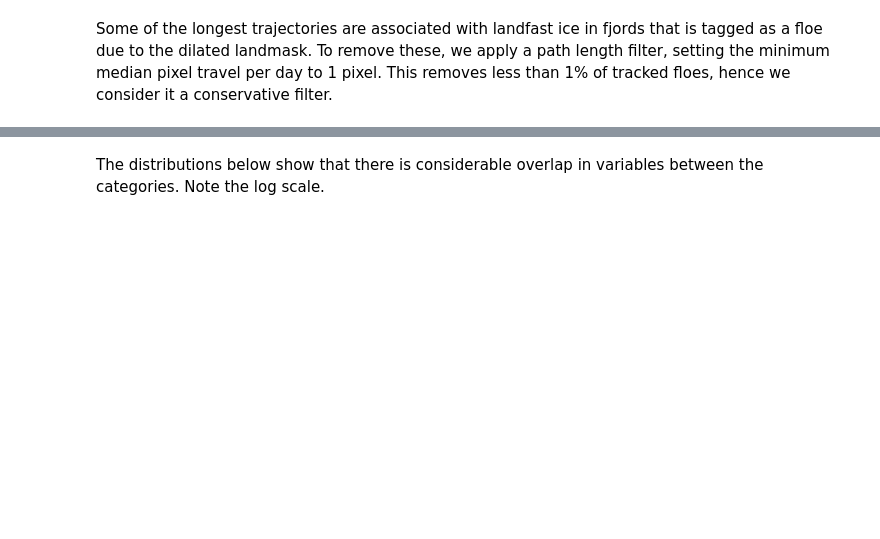
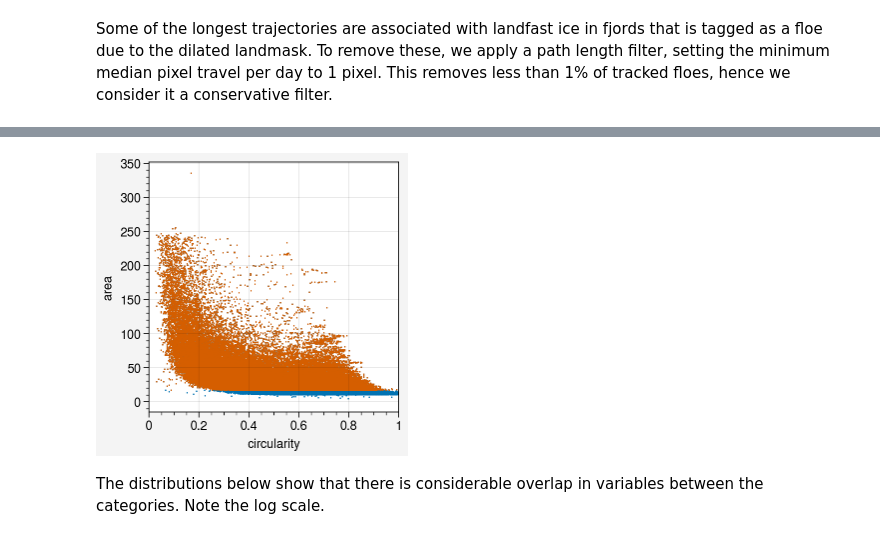
Before and after one commit to WilhelmusLab/process_fram_strait_v0, a Jupyter notebook: notebooks/logistic_regression_classifier.ipynb, the cells around one changed output, grey strips where cells are left out. Cells and saved outputs as stored; diff of their text form; code cells hidden in the pictures; blank space fills up the shorter version.

```diff
--- a/notebooks/logistic_regression_classifier.ipynb
+++ b/notebooks/logistic_regression_classifier.ipynb
@@ -160,3 +144,11 @@ for year in range(2003, 2021):
+# %%
+fig, ax = pplt.subplots()
+ift_dfs[year]['circularity'] = 4*np.pi*ift_dfs[year]['area']/ift_dfs[year]['perimeter']**2
+ax.scatter(ift_dfs[year].circularity, np.sqrt(ift_dfs[year].area), marker='.', ms=1)
+ax.scatter(filtered_dfs[year].circularity, np.sqrt(filtered_dfs[year].area), marker='.', ms=1)
+ax.format(xlim=(0, 1))
+# %% [output]
+[figure, added]
 # %% [markdown]
 The distributions below show that there is considerable overlap in variables between the categories. Note the log scale.
 # %%
```
Also changed, not shown: parts of 9 cells of this notebook.
